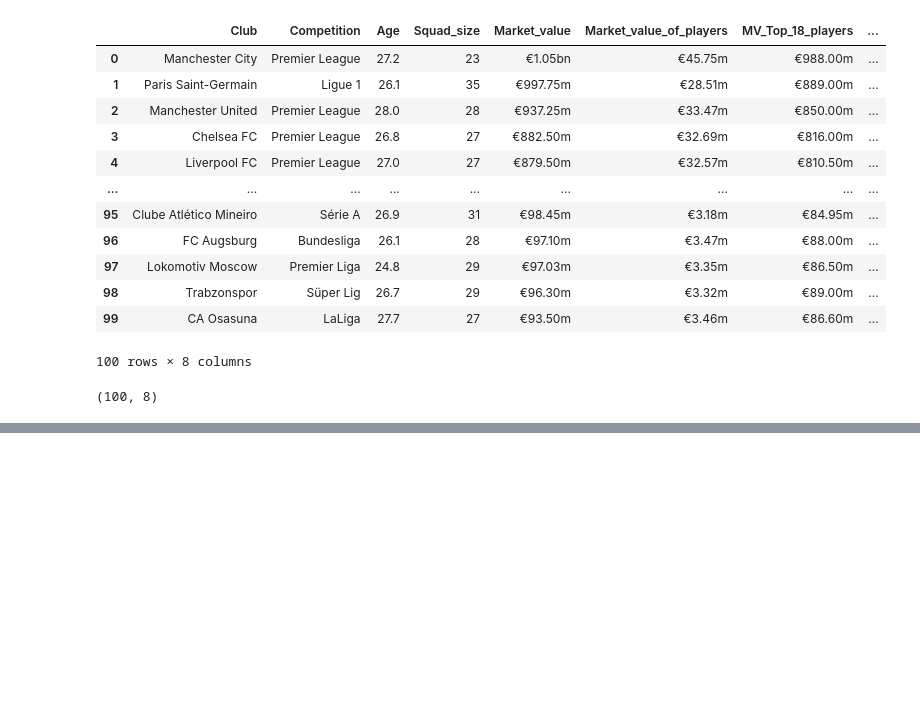
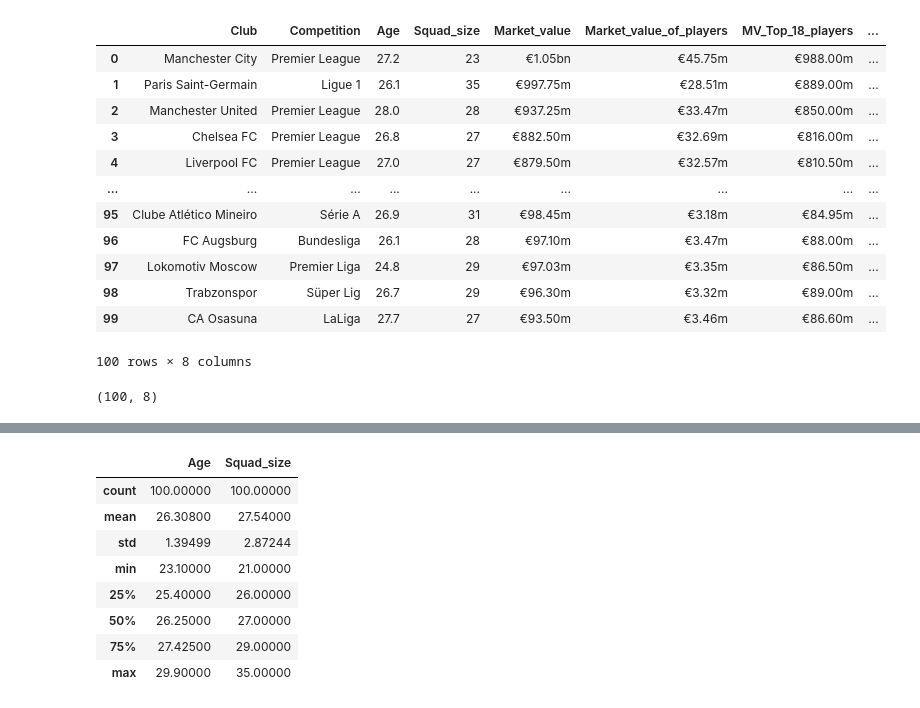
Before and after one commit to Carmodann1311/IA_Calidadypreparacion, a Jupyter notebook: Etl_Liga_femenil.ipynb, the cells around one changed output, grey strips where cells are left out. Cells and saved outputs as stored; diff of their text form; code cells hidden in the pictures; blank space fills up the shorter version.

```diff
--- a/Etl_Liga_femenil.ipynb
+++ b/Etl_Liga_femenil.ipynb
@@ -214,0 +229,12 @@ df.shape
+# %%
+df.describe()
+# %% [output]
+|  | Age | Squad_size |
+| count | 100.00000 | 100.00000 |
+| mean | 26.30800 | 27.54000 |
+| std | 1.39499 | 2.87244 |
+| min | 23.10000 | 21.00000 |
+| 25% | 25.40000 | 26.00000 |
+| 50% | 26.25000 | 27.00000 |
+| 75% | 27.42500 | 29.00000 |
+| max | 29.90000 | 35.00000 |
```
Also changed, not shown: parts of 2 cells of this notebook.
